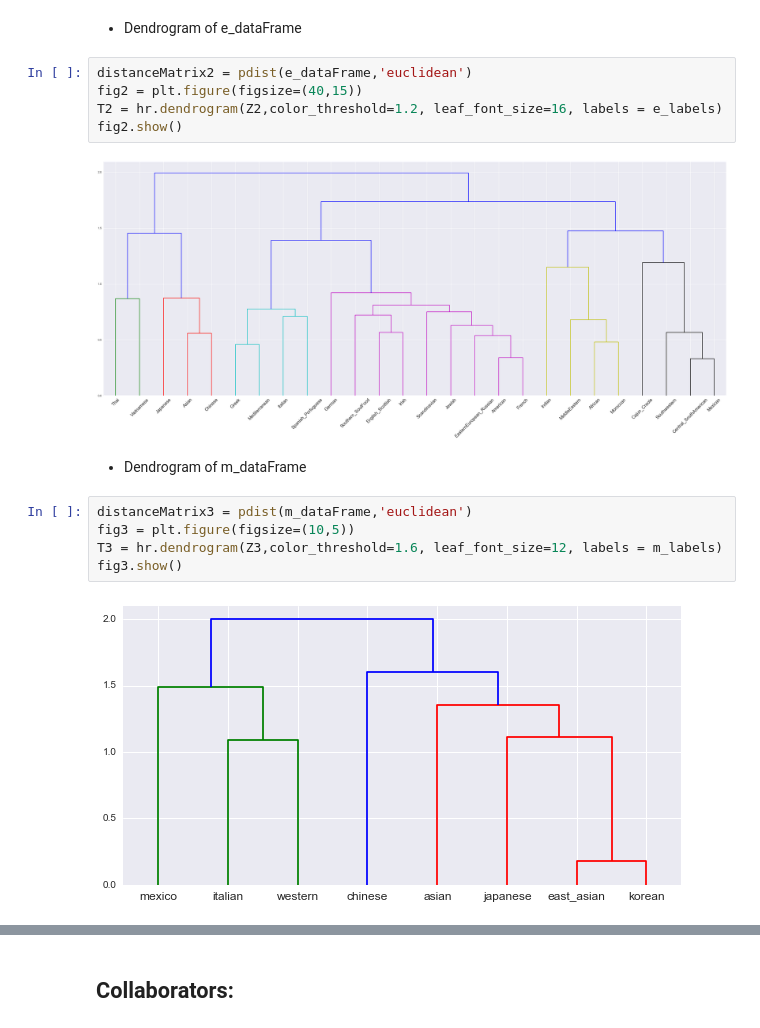
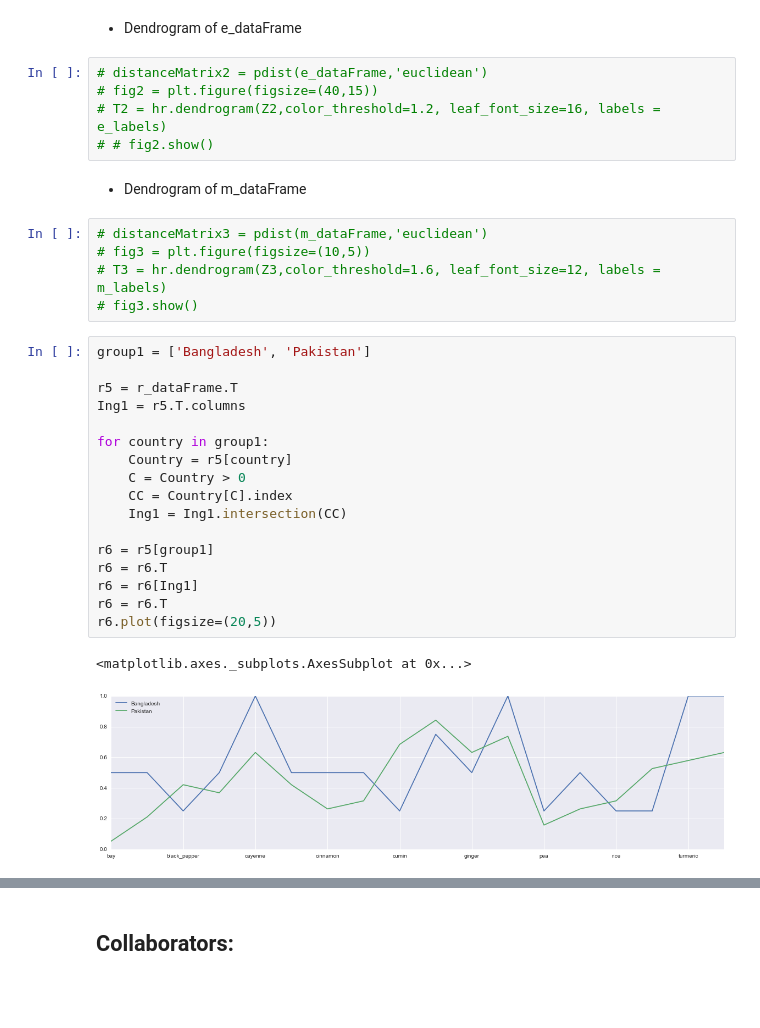
Before and after one commit to ctran25/spring-2015-homeworks, a Jupyter notebook: submissions/Homework-4/4.Food-recipes.ipynb, the cells around one changed output, grey strips where cells are left out. Drawn from its saved outputs; the diff is of its cells as text; blank space fills up the shorter version.

Commit message:
Added graphs

```diff
--- a/submissions/Homework-4/4.Food-recipes.ipynb
+++ b/submissions/Homework-4/4.Food-recipes.ipynb
@@ -188,18 +184,34 @@ fig.show()
 # %% [markdown]
 * Dendrogram of e_dataFrame
 # %%
-distanceMatrix2 = pdist(e_dataFrame,'euclidean')
-fig2 = plt.figure(figsize=(40,15))
-T2 = hr.dendrogram(Z2,color_threshold=1.2, leaf_font_size=16, labels = e_labels)
-fig2.show()
+# distanceMatrix2 = pdist(e_dataFrame,'euclidean')
+# fig2 = plt.figure(figsize=(40,15))
+# T2 = hr.dendrogram(Z2,color_threshold=1.2, leaf_font_size=16, labels = e_labels)
+# # fig2.show()
-# %% [output]
-[figure, removed]
 # %% [markdown]
 * Dendrogram of m_dataFrame
 # %%
-distanceMatrix3 = pdist(m_dataFrame,'euclidean')
-fig3 = plt.figure(figsize=(10,5))
-T3 = hr.dendrogram(Z3,color_threshold=1.6, leaf_font_size=12, labels = m_labels)
-fig3.show()
+# distanceMatrix3 = pdist(m_dataFrame,'euclidean')
+# fig3 = plt.figure(figsize=(10,5))
+# T3 = hr.dendrogram(Z3,color_threshold=1.6, leaf_font_size=12, labels = m_labels)
+# fig3.show()
-# %% [output]
-[figure, removed]
+# %%
+group1 = ['Bangladesh', 'Pakistan']
+
+r5 = r_dataFrame.T
+Ing1 = r5.T.columns
+
+for country in group1:
+    Country = r5[country]
+    C = Country > 0
+    CC = Country[C].index
+    Ing1 = Ing1.intersection(CC)
+
+r6 = r5[group1]
+r6 = r6.T
+r6 = r6[Ing1]
+r6 = r6.T
+r6.plot(figsize=(20,5))
+# %% [output]
+<matplotlib.axes._subplots.AxesSubplot at 0x...>
+[figure, added]
```
Also changed, not shown: parts of 15 cells of this notebook.
